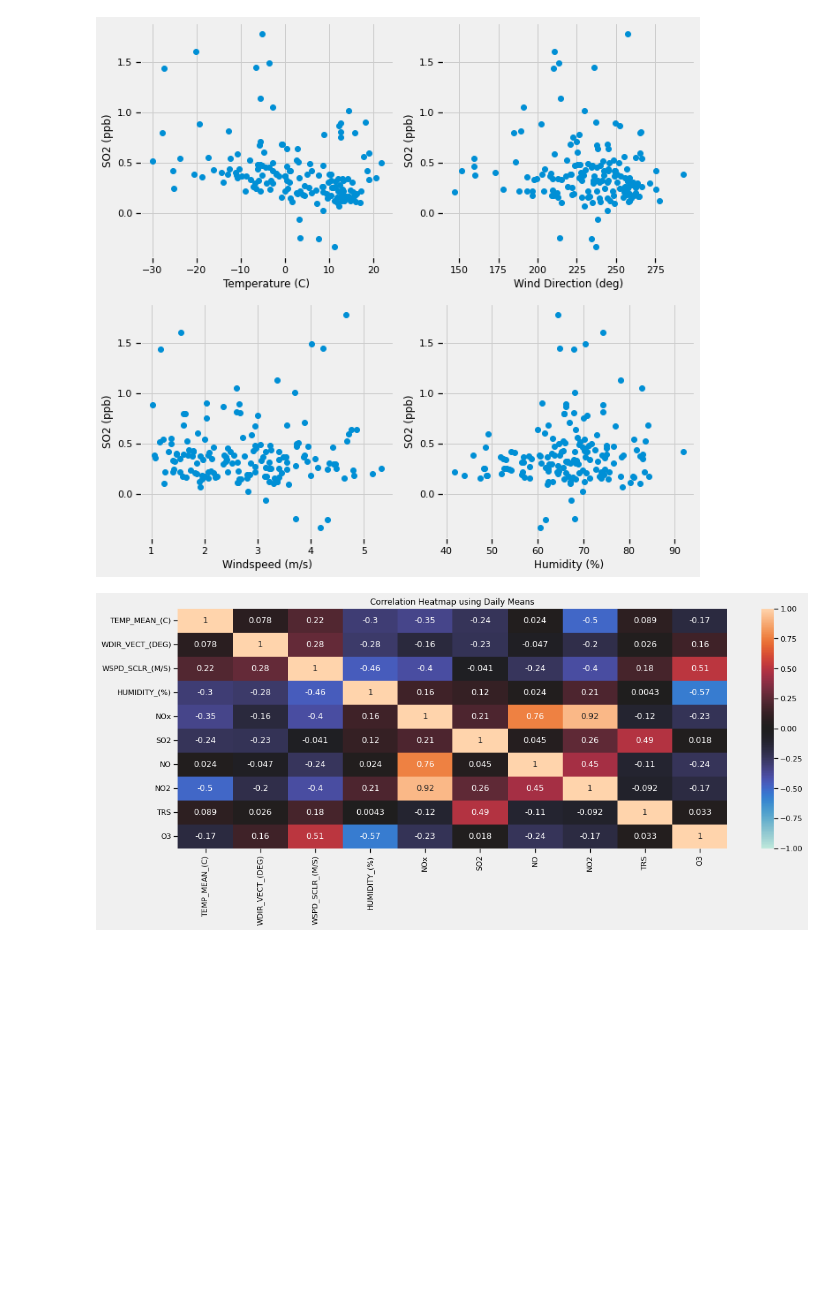
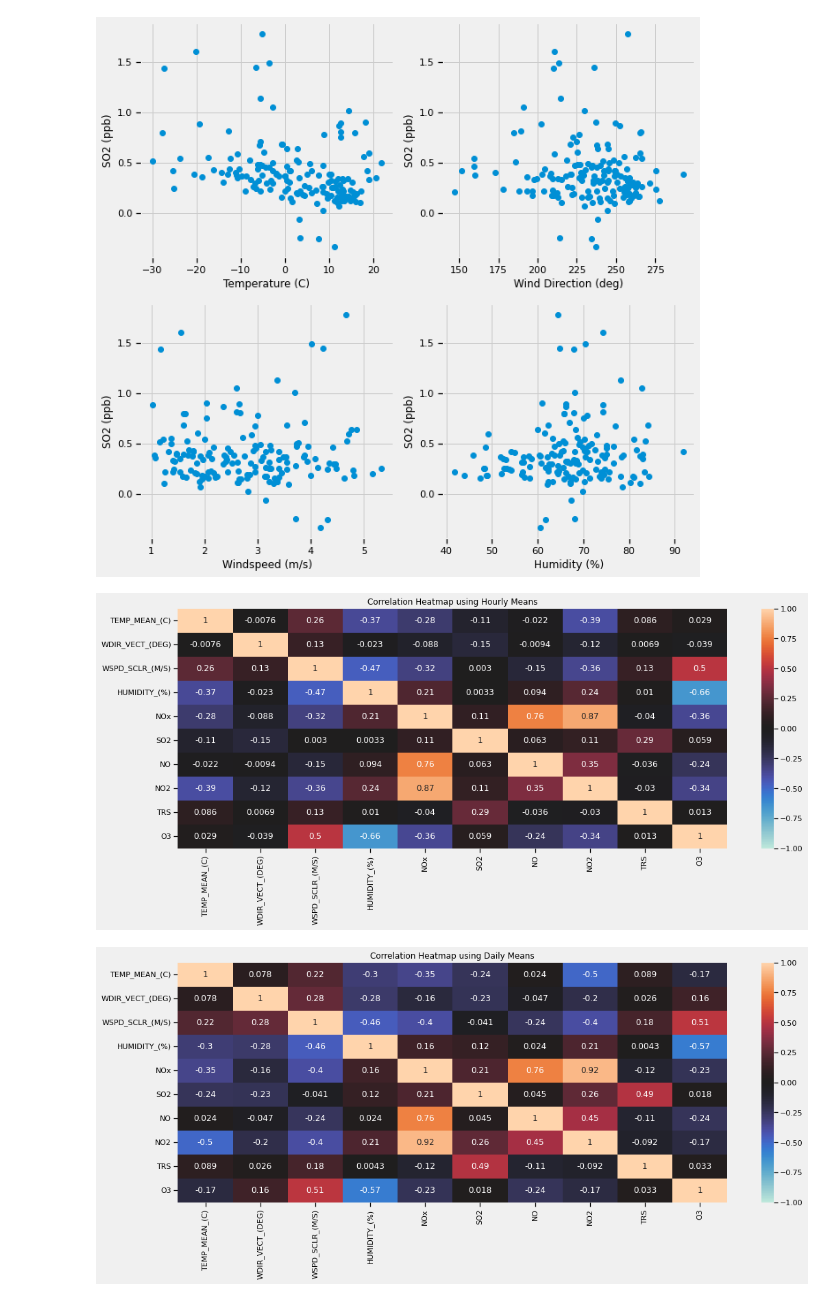
Before and after one commit to mirandadoris/CIV1498_Project2_Pythoneers, a Jupyter notebook: 2-Analysis/Weather_AQ_Analysis.ipynb, the cells around one changed output. Drawn from its saved outputs; the diff is of its cells as text; code cells hidden in the pictures; blank space fills up the shorter version.

```diff
--- a/2-Analysis/Weather_AQ_Analysis.ipynb
+++ b/2-Analysis/Weather_AQ_Analysis.ipynb
@@ -270,6 +270,14 @@ for ax in axs.flat:
     ax.set(ylabel = 'SO2 (ppb)')
 # %% [output]
 [figure]
+# %%
+plt.figure(figsize=(16,6))
+heatmap = sns.heatmap(aq_weather.corr(), vmin=-1, vmax=1, annot=True, cmap='icefire')
+
+heatmap.set_title('Correlation Heatmap using Hourly Means')
+plt.show()
+# %% [output]
+[figure, added]
 # %%
 plt.figure(figsize=(16,6))
 heatmap = sns.heatmap(aq_weather_daily.corr(), vmin=-1, vmax=1, annot=True, cmap='icefire')
```
Also changed, not shown: 1 other file.
